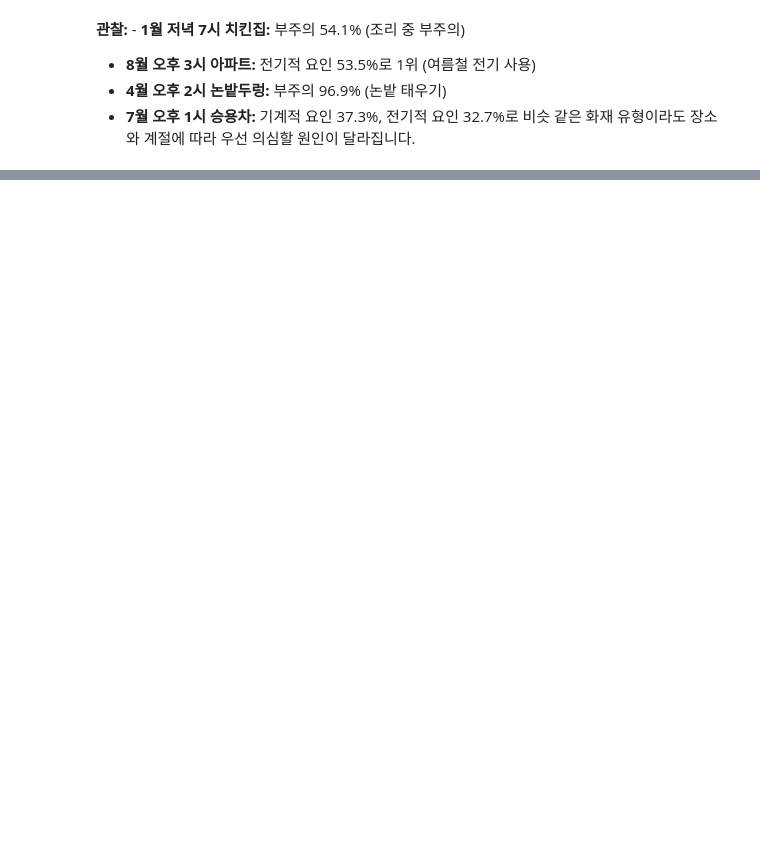
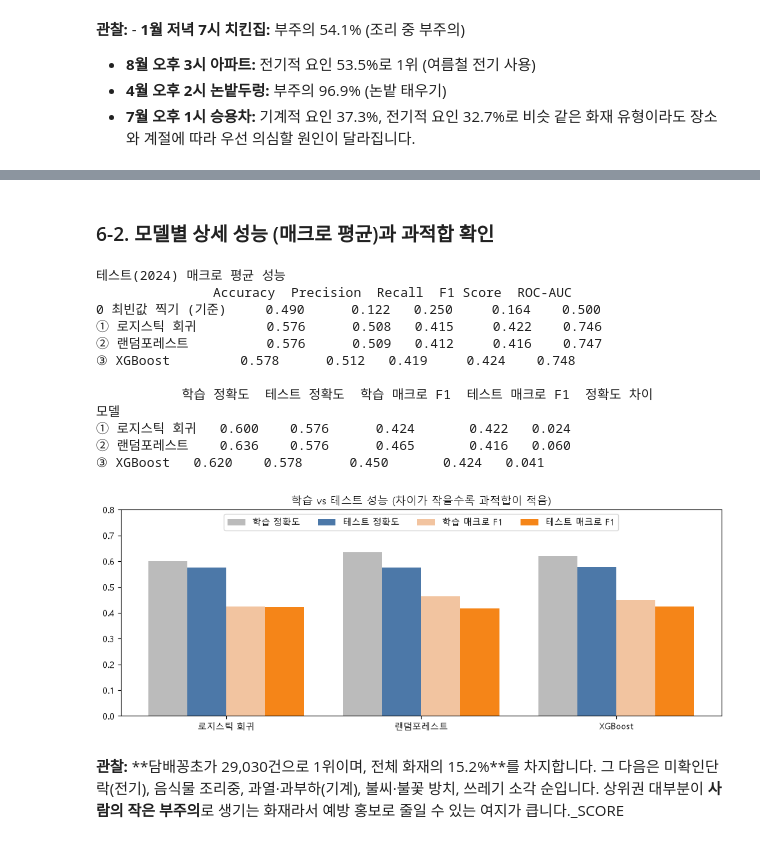
Before and after one commit to yzihun0123/fire-cause-prediction, a Jupyter notebook: fire_cause_project.ipynb, the cells around one changed output, grey strips where cells are left out. Saved outputs shown, nothing was run; the diff lists cells and outputs as text; code cells hidden in the pictures; blank space fills up the shorter version.

```diff
--- a/fire_cause_project.ipynb
+++ b/fire_cause_project.ipynb
@@ -473,0 +716,56 @@ pd.DataFrame({k: scenario(*v) for k, v in examples.items()}).T
+# %% [markdown]
+### 6-2. 모델별 상세 성능 (매크로 평균)과 과적합 확인
+# %%
+from sklearn.metrics import precision_score, recall_score, roc_auc_score
+
+def detail_scores(y_true, proba_):
+    pred = proba_.argmax(axis=1)
+    return {'Accuracy': accuracy_score(y_true, pred),
+            'Precision': precision_score(y_true, pred, average='macro', zero_division=0),
+            'Recall': recall_score(y_true, pred, average='macro'),
+            'F1 Score': f1_score(y_true, pred, average='macro'),
+            'ROC-AUC': roc_auc_score(y_true, proba_, multi_class='ovr', average='macro')}
+
+detail_df = pd.DataFrame({name: detail_scores(y_test, proba[key]) for name, key, _ in candidates}).T
+print('테스트(2024) 매크로 평균 성능')
+print(detail_df.round(3).to_string())
+
+# 과적합 확인: 학습 데이터 성능과 테스트 성능 비교
+fit_df = pd.DataFrame({
+    '학습 정확도': train_df['정확도'], '테스트 정확도': result_df['정확도'],
+    '학습 매크로 F1': train_df['매크로 F1'], '테스트 매크로 F1': result_df['매크로 F1'],
+}).drop(index=[n for n, k, _ in candidates if k == 'dummy'])
+fit_df['정확도 차이'] = fit_df['학습 정확도'] - fit_df['테스트 정확도']
+print()
+print(fit_df.round(3).to_string())
+
+fig, ax = plt.subplots(figsize=(10, 4))
+x = np.arange(len(fit_df))
+for i, (col, color) in enumerate([('학습 정확도', '#bbbbbb'), ('테스트 정확도', '#4c78a8'),
+                                  ('학습 매크로 F1', '#f2c4a0'), ('테스트 매크로 F1', '#f58518')]):
+    ax.bar(x + (i - 1.5) * 0.2, fit_df[col], width=0.2, color=color, label=col)
+ax.set_xticks(x)
+ax.set_xticklabels([n[2:] for n in fit_df.index])
+ax.set_ylim(0, 0.8)
+ax.set_title('학습 vs 테스트 성능 (차이가 작을수록 과적합이 적음)')
+ax.legend(ncol=4, loc='upper center')
+plt.tight_layout()
+fig.savefig(os.path.join(OUT_DIR, '12_과적합확인.png'), dpi=200, bbox_inches='tight')
+plt.show()
+# %% [output]
+테스트(2024) 매크로 평균 성능
+               Accuracy  Precision  Recall  F1 Score  ROC-AUC
+0 최빈값 찍기 (기준)     0.490      0.122   0.250     0.164    0.500
+① 로지스틱 회귀         0.576      0.508   0.415     0.422    0.746
+② 랜덤포레스트          0.576      0.509   0.412     0.416    0.747
+③ XGBoost         0.578      0.512   0.419     0.424    0.748
+
+           학습 정확도  테스트 정확도  학습 매크로 F1  테스트 매크로 F1  정확도 차이
+모델
+① 로지스틱 회귀   0.600    0.576      0.424       0.422   0.024
+② 랜덤포레스트    0.636    0.576      0.465       0.416   0.060
+③ XGBoost   0.620    0.578      0.450       0.424   0.041
+[figure, added]
+# %% [markdown]
+**관찰:** **담배꽁초가 29,030건으로 1위이며, 전체 화재의 15.2%**를 차지합니다. 그 다음은 미확인단락(전기), 음식물 조리중, 과열·과부하(기계), 불씨·불꽃 방치, 쓰레기 소각 순입니다.
+상위권 대부분이 **사람의 작은 부주의**로 생기는 화재라서 예방 홍보로 줄일 수 있는 여지가 큽니다._SCORE
```
Also changed, not shown: parts of 42 cells of this notebook, 6 other files.
